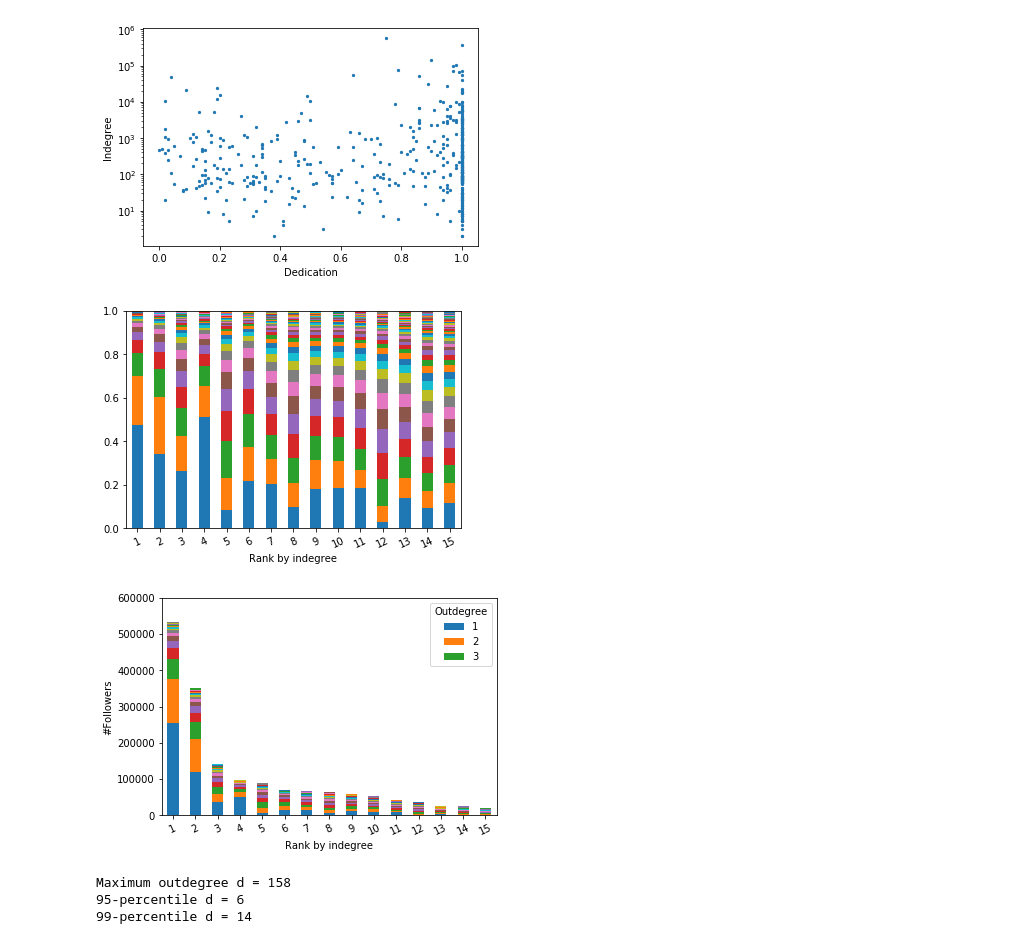
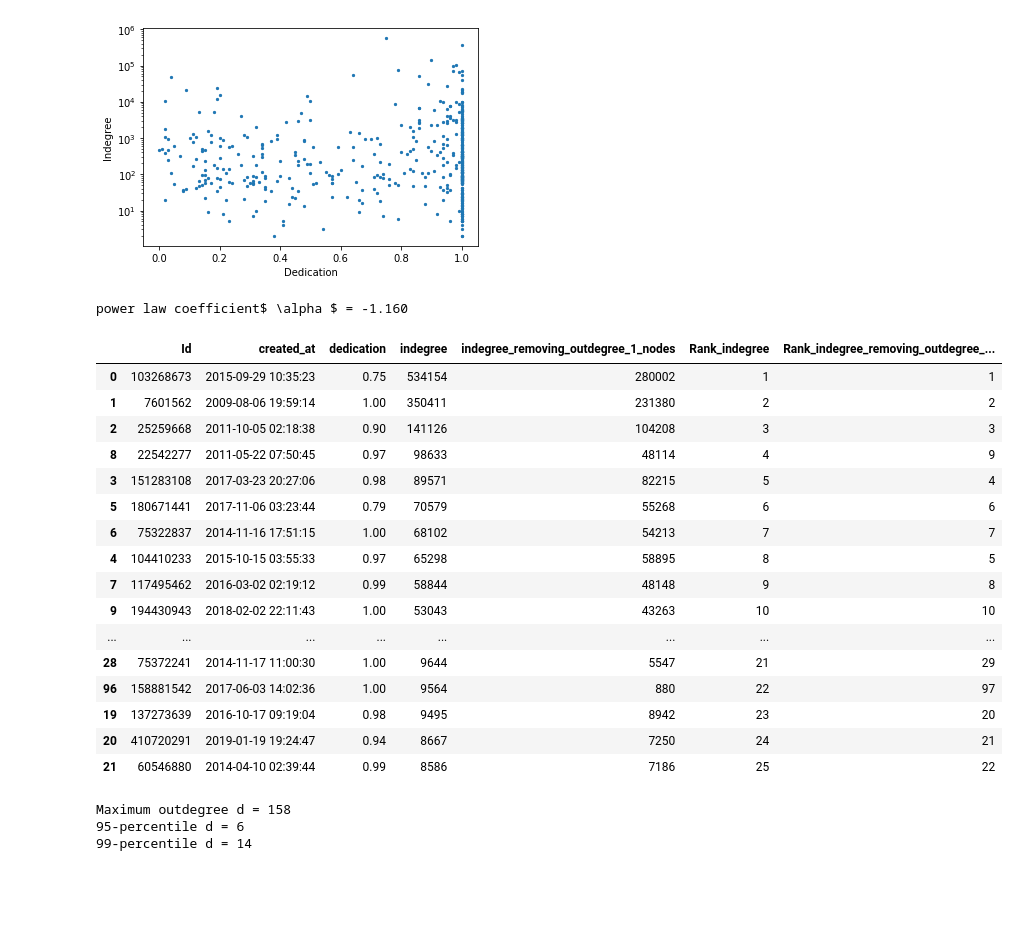
Before and after one commit to Bombenchris/Quality-based-model---Social-Network-Formation, a Jupyter notebook: plot_data_update.ipynb, the cells around one changed output. Drawn from its saved outputs; the diff is of its cells as text; code cells hidden in the pictures; blank space fills up the shorter version.

```diff
--- a/plot_data_update.ipynb
+++ b/plot_data_update.ipynb
@@ -512,7 +522,7 @@ def plot_average_outdegree(df_broadcasters, df_edges):
     plt.xlabel('Rank of Broadcaster')
     plt.ylabel("Followers' Outdegree")
 # %%
-game = 'Chess'
+game = 'Poker'
 
 # larger than dedication x * 100%
 # smaller than date
@@ -597,13 +620,32 @@ plot_zipf(df_broadcasters_filter, n_top_broadcaster)
 plot_zipf_all(df_broadcasters_filter)
 # %%
 data = df_broadcasters_filter['indegree'].values
-d_min = 1
+d_min = 0.5
 
 plot_indegree_pdf(data, d_min)
+# %% [output]
+power law coefficient$ \alpha $ = -1.160
 # %%
-n_top_broadcaster = 15
+n_top_broadcaster = 20
 plot_broad_indegree_distribution(df_broadcasters_filter, df_edges_filter, n_top_broadcaster)
-# %% [output]
-[figure, removed]
-[figure, removed]
+# %%
+df_broadcasters_filter.sort_values(by='indegree', ascending=False).head(25)
+# %% [output]
+|  | Id | created_at | dedication | indegree | indegree_removing_outdegree_1_nodes | Rank_indegree | Rank_indegree_removing_outdegree_... |
+| 0 | 103268673 | 2015-09-29 10:35:23 | 0.75 | 534154 | 280002 | 1 | 1 |
+| 1 | 7601562 | 2009-08-06 19:59:14 | 1.00 | 350411 | 231380 | 2 | 2 |
+| 2 | 25259668 | 2011-10-05 02:18:38 | 0.90 | 141126 | 104208 | 3 | 3 |
+| 8 | 22542277 | 2011-05-22 07:50:45 | 0.97 | 98633 | 48114 | 4 | 9 |
+| 3 | 151283108 | 2017-03-23 20:27:06 | 0.98 | 89571 | 82215 | 5 | 4 |
+| 5 | 180671441 | 2017-11-06 03:23:44 | 0.79 | 70579 | 55268 | 6 | 6 |
+| 6 | 75322837 | 2014-11-16 17:51:15 | 1.00 | 68102 | 54213 | 7 | 7 |
+| 4 | 104410233 | 2015-10-15 03:55:33 | 0.97 | 65298 | 58895 | 8 | 5 |
+| 7 | 117495462 | 2016-03-02 02:19:12 | 0.99 | 58844 | 48148 | 9 | 8 |
+| 9 | 194430943 | 2018-02-02 22:11:43 | 1.00 | 53043 | 43263 | 10 | 10 |
+| ... | ... | ... | ... | ... | ... | ... | ... |
+| 28 | 75372241 | 2014-11-17 11:00:30 | 1.00 | 9644 | 5547 | 21 | 29 |
+| 96 | 158881542 | 2017-06-03 14:02:36 | 1.00 | 9564 | 880 | 22 | 97 |
+| 19 | 137273639 | 2016-10-17 09:19:04 | 0.98 | 9495 | 8942 | 23 | 20 |
+| 20 | 410720291 | 2019-01-19 19:24:47 | 0.94 | 8667 | 7250 | 24 | 21 |
+| 21 | 60546880 | 2014-04-10 02:39:44 | 0.99 | 8586 | 7186 | 25 | 22 |
 # %%
```
Also changed, not shown: parts of 9 cells of this notebook, 15 other files.
